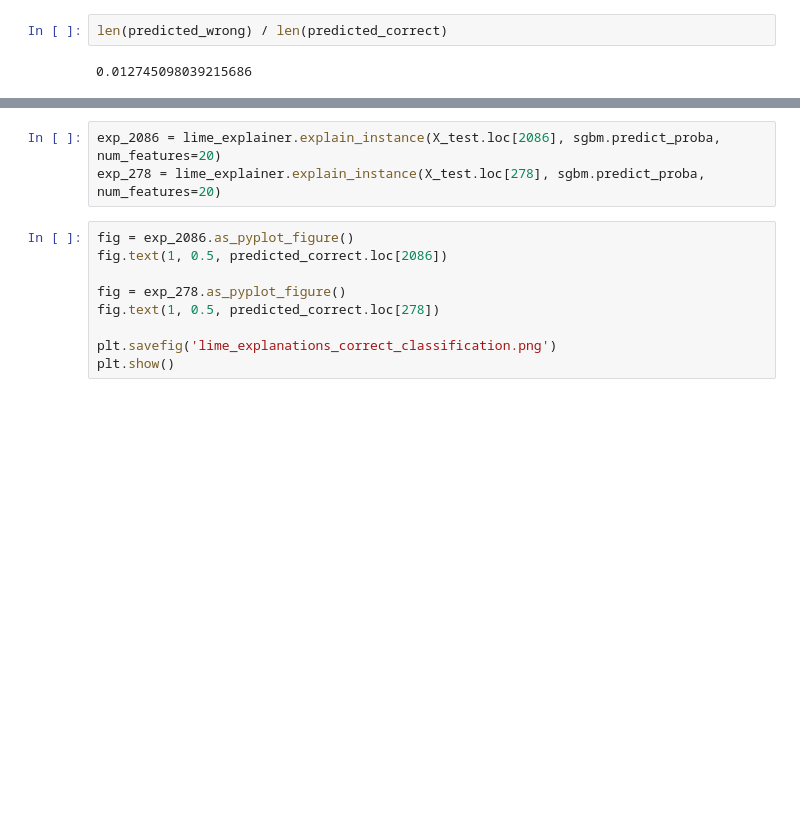
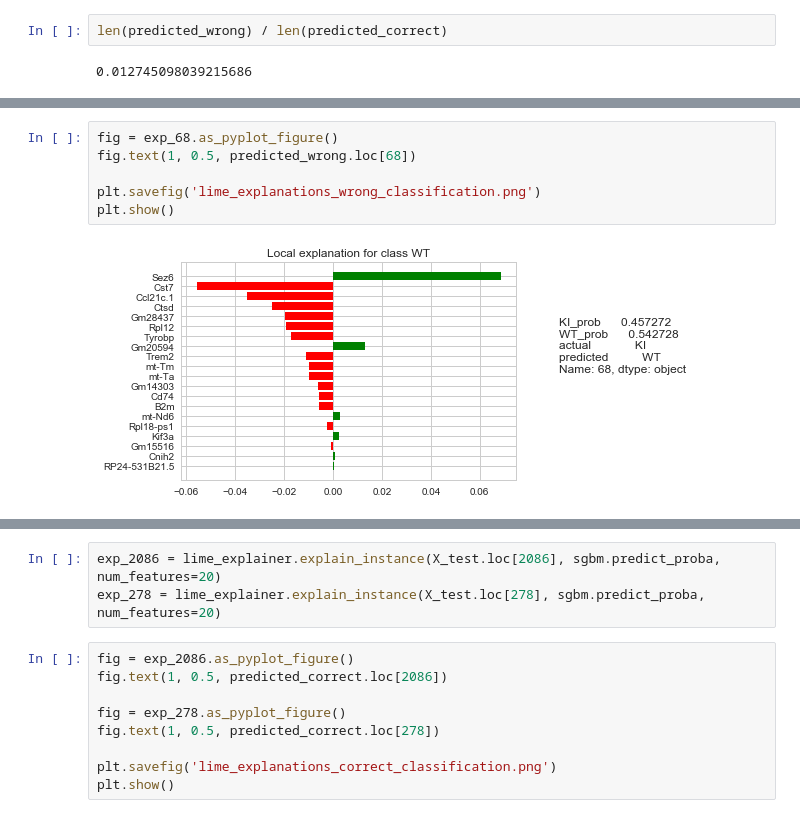
Before and after one commit to tmoerman/alois, a Jupyter notebook: notebooks/03_ashley_21_mar_2018/03_boruta_lime_GT.ipynb, the cells around one changed output, grey strips where cells are left out. Saved outputs shown, nothing was run; the diff lists cells and outputs as text; blank space fills up the shorter version.

Commit message:
towards region multiclass explanations

```diff
--- a/notebooks/03_ashley_21_mar_2018/03_boruta_classification_GT.ipynb
+++ b/notebooks/03_ashley_21_mar_2018/03_boruta_lime_GT.ipynb
@@ -333,3 +342,11 @@ exp_68 = lime_explainer.explain_instance(X_test.loc[68], sgbm.predict_proba, num
+# %%
+fig = exp_68.as_pyplot_figure()
+fig.text(1, 0.5, predicted_wrong.loc[68])
+
+plt.savefig('lime_explanations_wrong_classification.png')
+plt.show()
+# %% [output]
+[figure, added]
 # %%
 fig = exp_68.as_pyplot_figure()
 fig.text(1, 0.5, predicted_wrong.loc[68])
```
Also changed, not shown: parts of 11 cells of this notebook, 6 other files.
